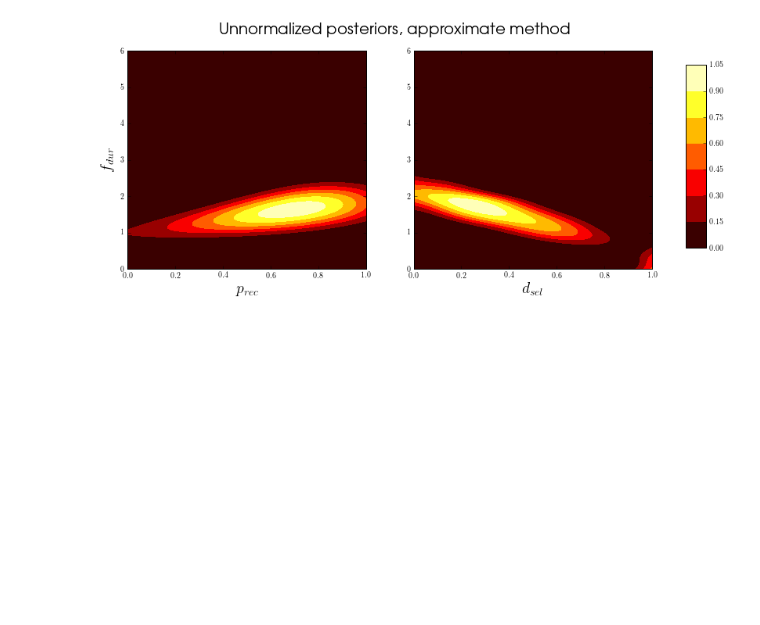
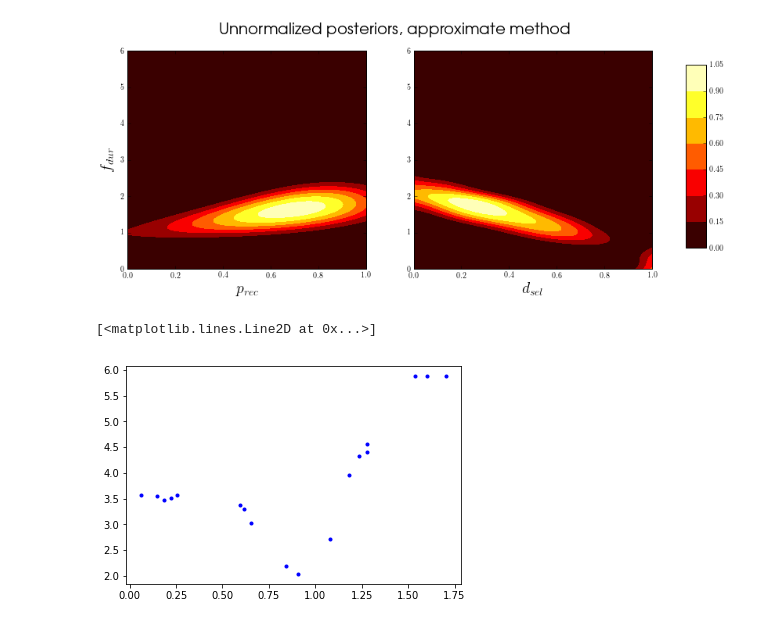
Before and after one commit to akangasr/sdirl, a Jupyter notebook: notebooks/result_analysis.ipynb, the cells around one changed output. Drawn from its saved outputs; the diff is of its cells as text; code cells hidden in the pictures; blank space fills up the shorter version.

```diff
--- a/notebooks/result_analysis.ipynb
+++ b/notebooks/result_analysis.ipynb
@@ -703,3 +703,32 @@ elfi.posteriors - INFO - Using minimum value of discrepancy estimate mean (-0.00
 (400, 2) (400, 1) ((0, 1), (0, 6))
 elfi.posteriors - INFO - Using minimum value of discrepancy estimate mean (-0.0005) as threshold
 [figure]
+# %%
+import numpy as np
+import matplotlib
+import matplotlib.pyplot as pl
+%matplotlib inline
+A = np.atleast_2d([
+(3.479333, 0.18405862),
+(3.578000, 0.06329517),
+(3.016667, 0.65420904),
+(2.190667, 0.84280196),
+(4.330000, 1.23375973),
+(4.400667, 1.27878214),
+(2.033333, 0.90699671),
+(5.880000, 1.5351384),
+(5.880000, 1.60019205),
+(5.880000, 1.70296483),
+(3.570667, 0.25676661),
+(3.505333, 0.22282683),
+(3.547333, 0.14728353),
+(3.368000, 0.59331193),
+(3.305333, 0.61727454),
+(3.953333, 1.17945662),
+(2.714667, 1.0773326),
+(4.556000, 1.27653321),
+                  ])
+pl.plot(A[:,1], A[:,0], 'b.')
+# %% [output]
+[<matplotlib.lines.Line2D at 0x...>]
+[figure, added]
```
Also changed, not shown: parts of 3 cells of this notebook, 1 other file.
